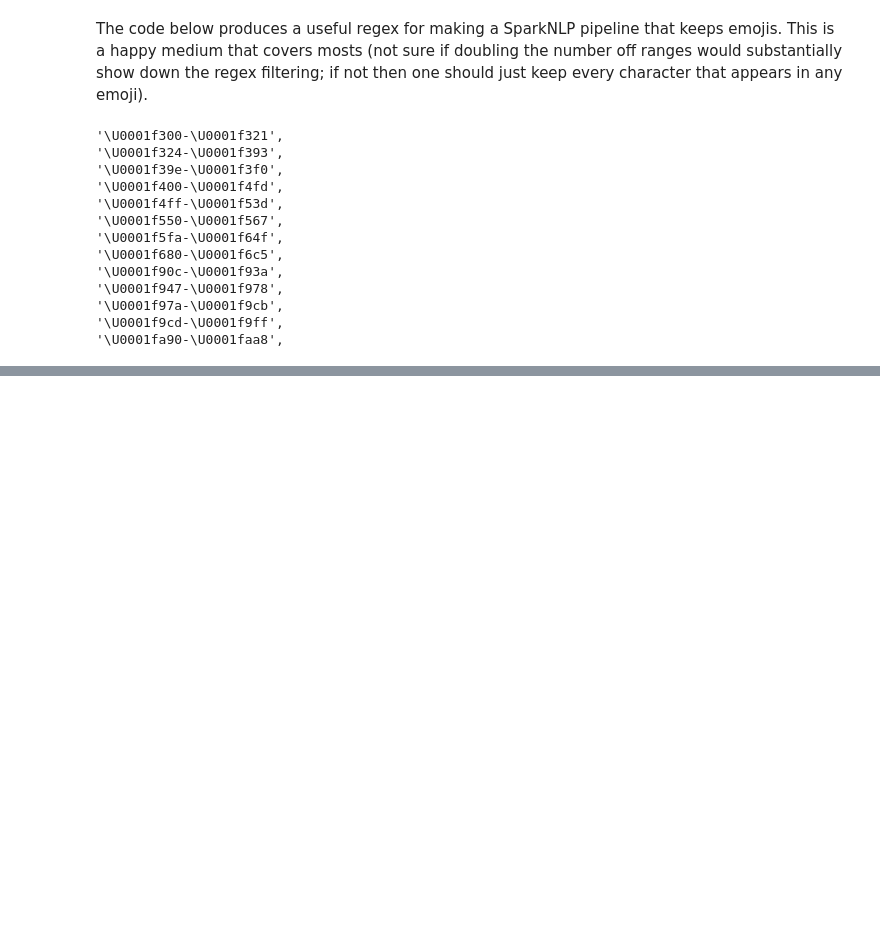
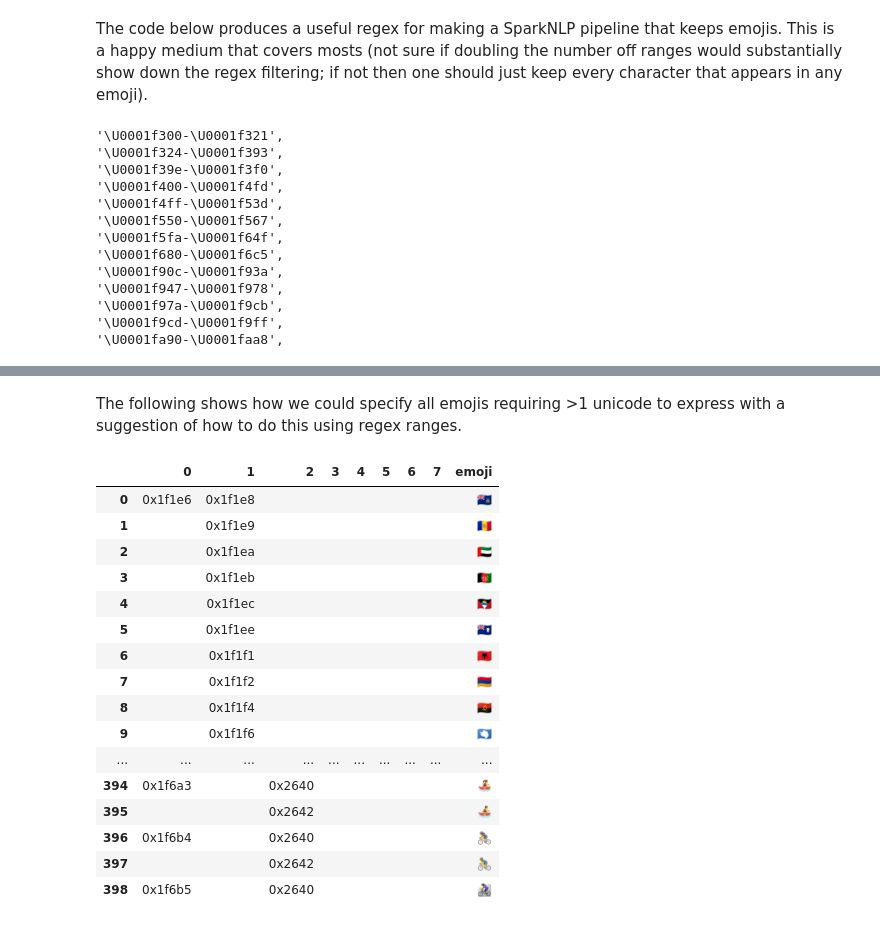
Before and after one commit to codygunton/WSB-posts, a Jupyter notebook: notebooks/emojis.ipynb, the cells around one changed output, grey strips where cells are left out. Cells and saved outputs as stored; diff of their text form; code cells hidden in the pictures; blank space fills up the shorter version.

Commit message:
Added more exploration of multi-char emojis.

```diff
--- a/notebooks/emojis.ipynb
+++ b/notebooks/emojis.ipynb
@@ -11,14 +11,14 @@ url="https://www.unicode.org/emoji/charts/emoji-list.html"
 html_content = requests.get(url).text
 soup = BeautifulSoup(html_content, "html.parser")
 
-results = []
+emoji_chars = []
 for link in soup.find_all("a"):
     text = link.text
     if text[:2] == "U+":
-        results += [text.split()]
-results.sort()
+        emoji_chars += [text.split()]
+emoji_chars.sort()
 
 emojis = []
-for l in results:
+for l in emoji_chars:
     emoji = "".join(chr(int(s[2:], 16)) for s in l)
     emojis.append(emoji)
@@ -48,7 +54,7 @@ print(*[emoji
 Let's look at the unicode ranges of emojis requiring only one code to express.
 # %%
 codes = [int(strings[0][2:], 16)
-        for strings, emoji in zip(results, emojis)
+        for strings, emoji in zip(emoji_chars, emojis)
         if len(strings)==1]
 # %%
 ranges = []
@@ -167,0 +187,5 @@ for rng in unicode_range_strings:
+# %%
+codes = [([hex((int(s[2:], 16))) for s in strings], emoji)
+        for strings, emoji in zip(emoji_chars, emojis)]
+codes.sort()
+[(code, emoji) for code, emoji in codes if len(code) > 1]
@@ -167,0 +210,47 @@ for rng in unicode_range_strings:
+# %%
+code_emoji_pairs = [(code, emoji)
+                    for code, emoji in codes
+                    if len(code) > 1]
+
+curr_code = code_emoji_pairs[0]
+abbrev_code_emoji_pairs = []
+for next_code, emoji in code_emoji_pairs:
+    if not len(curr_code) == len(next_code):
+        code_to_append = next_code
+    else:
+        code_to_append = [None for c in next_code]
+        for i in range(len(next_code)):
+            if next_code[i] == curr_code[i]:
+                code_to_append[i] = None
+            else:
+                code_to_append[i] = next_code[i]
+    curr_code = next_code
+    abbrev_code_emoji_pairs.append((code_to_append, emoji))
+# %% [markdown]
+The following shows how we could specify all emojis requiring >1 unicode to express with a suggestion of how to do this using regex ranges.
+# %%
+%config Completer.use_jedi = False
+import pandas as pd
+df = pd.DataFrame([code for code, _ in abbrev_code_emoji_pairs])
+df = df.fillna("")
+df = df.assign(emoji=[emoji for _, emoji in abbrev_code_emoji_pairs])
+with pd.option_context("display.max_rows", 1000):
+    display(df)
+# %% [output]
+|  | 0 | 1 | 2 | 3 | 4 | 5 | 6 | 7 | emoji |
+| 0 | 0x1f1e6 | 0x1f1e8 |  |  |  |  |  |  | 🇦🇨 |
+| 1 |  | 0x1f1e9 |  |  |  |  |  |  | 🇦🇩 |
+| 2 |  | 0x1f1ea |  |  |  |  |  |  | 🇦🇪 |
+| 3 |  | 0x1f1eb |  |  |  |  |  |  | 🇦🇫 |
+| 4 |  | 0x1f1ec |  |  |  |  |  |  | 🇦🇬 |
+| 5 |  | 0x1f1ee |  |  |  |  |  |  | 🇦🇮 |
+| 6 |  | 0x1f1f1 |  |  |  |  |  |  | 🇦🇱 |
+| 7 |  | 0x1f1f2 |  |  |  |  |  |  | 🇦🇲 |
+| 8 |  | 0x1f1f4 |  |  |  |  |  |  | 🇦🇴 |
+| 9 |  | 0x1f1f6 |  |  |  |  |  |  | 🇦🇶 |
+| ... | ... | ... | ... | ... | ... | ... | ... | ... | ... |
+| 394 | 0x1f6a3 |  | 0x2640 |  |  |  |  |  | 🚣‍♀️ |
+| 395 |  |  | 0x2642 |  |  |  |  |  | 🚣‍♂️ |
+| 396 | 0x1f6b4 |  | 0x2640 |  |  |  |  |  | 🚴‍♀️ |
+| 397 |  |  | 0x2642 |  |  |  |  |  | 🚴‍♂️ |
+| 398 | 0x1f6b5 |  | 0x2640 |  |  |  |  |  | 🚵‍♀️ |
```
Also changed, not shown: parts of 10 cells of this notebook, 1 other file.
